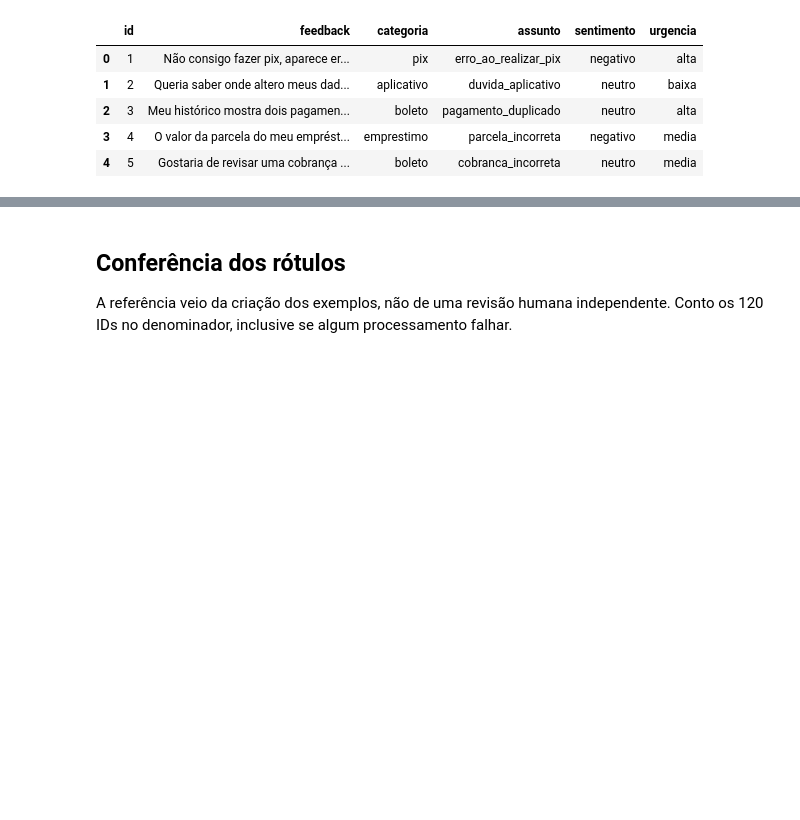
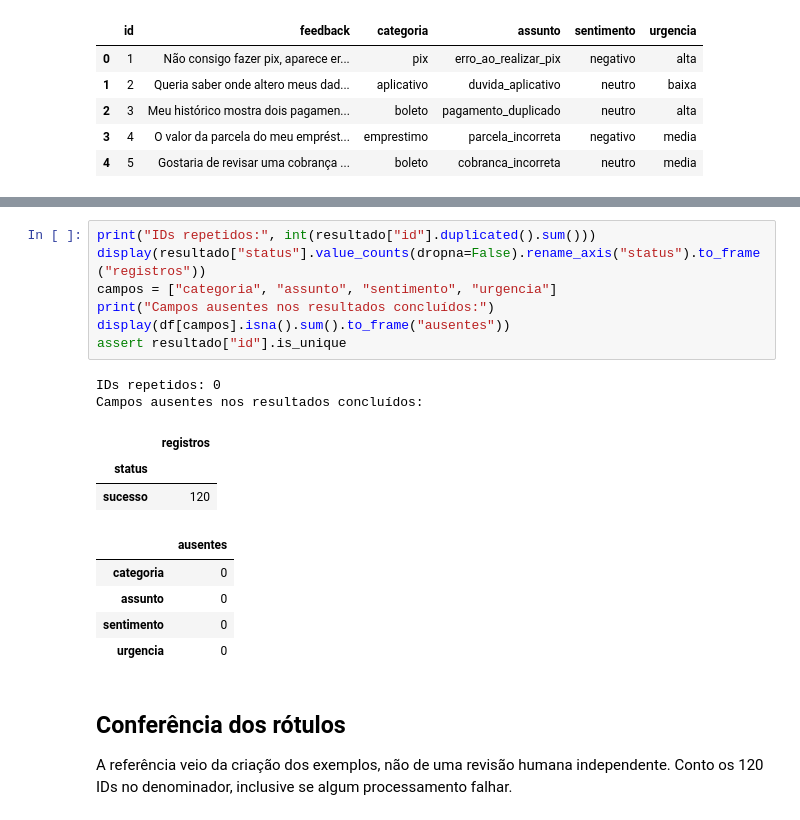
Before and after one commit to guimalucas/AI-Customer-Intelligence, a Jupyter notebook: 01_customer_feedback_analysis.ipynb, the cells around one changed output, grey strips where cells are left out. Saved outputs shown, nothing was run; the diff lists cells and outputs as text; blank space fills up the shorter version.

```diff
--- a/01_customer_feedback_analysis.ipynb
+++ b/01_customer_feedback_analysis.ipynb
@@ -23,3 +27,21 @@ Registros: 120 | Sucessos: 120 | Falhas: 0
+# %%
+print("IDs repetidos:", int(resultado["id"].duplicated().sum()))
+display(resultado["status"].value_counts(dropna=False).rename_axis("status").to_frame("registros"))
+campos = ["categoria", "assunto", "sentimento", "urgencia"]
+print("Campos ausentes nos resultados concluídos:")
+display(df[campos].isna().sum().to_frame("ausentes"))
+assert resultado["id"].is_unique
+# %% [output]
+IDs repetidos: 0
+Campos ausentes nos resultados concluídos:
+|  | registros |
+| status |  |
+| sucesso | 120 |
+|  | ausentes |
+| categoria | 0 |
+| assunto | 0 |
+| sentimento | 0 |
+| urgencia | 0 |
 # %% [markdown]
 ## Conferência dos rótulos
 
```
Also changed, not shown: parts of 9 cells of this notebook.
